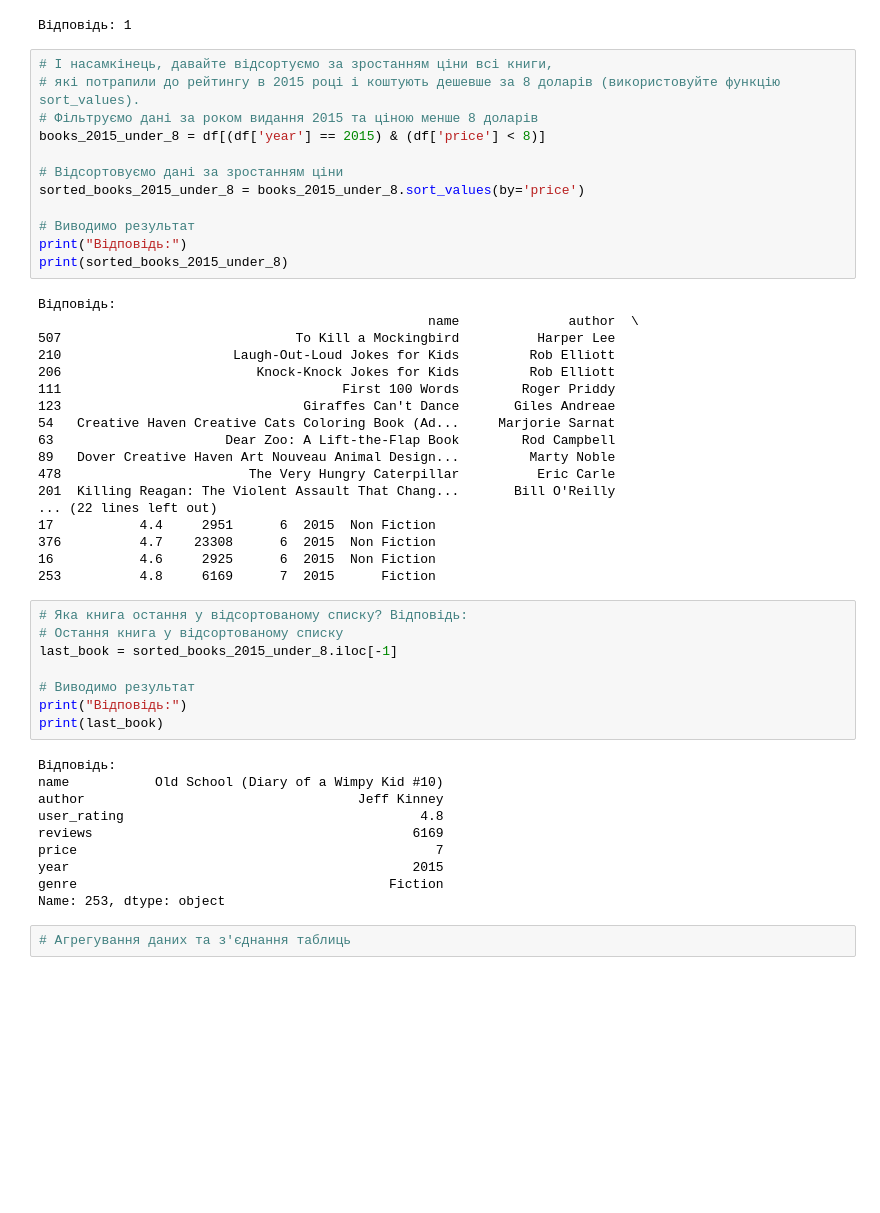
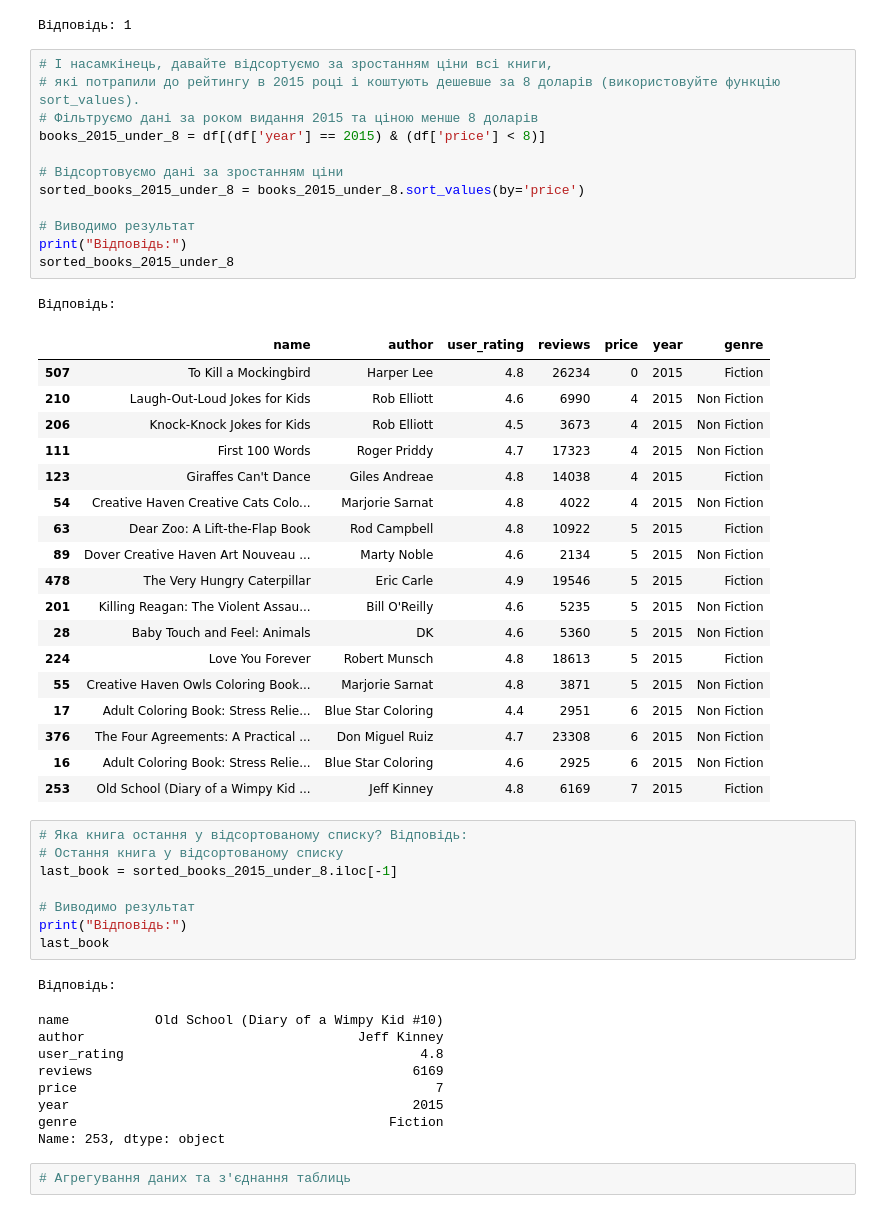
Before and after one commit to Nniikkoollaass/data-science-modul-5-HW, a Jupyter notebook: Hw2_3.ipynb, the cells around one changed output. Drawn from its saved outputs; the diff is of its cells as text; blank space fills up the shorter version.

```diff
--- a/Hw2_3.ipynb
+++ b/Hw2_3.ipynb
@@ -254,33 +239,35 @@ print("Відповідь:", num_books_2010_2011_rating_49)
 # %%
 # І насамкінець, давайте відсортуємо за зростанням ціни всі книги,
 # які потрапили до рейтингу в 2015 році і коштують дешевше за 8 доларів (використовуйте функцію sort_values).
 # Фільтруємо дані за роком видання 2015 та ціною менше 8 доларів
 books_2015_under_8 = df[(df['year'] == 2015) & (df['price'] < 8)]
 
 # Відсортовуємо дані за зростанням ціни
 sorted_books_2015_under_8 = books_2015_under_8.sort_values(by='price')
 
 # Виводимо результат
 print("Відповідь:")
-print(sorted_books_2015_under_8)
+sorted_books_2015_under_8
 # %% [output]
 Відповідь:
-                                                  name              author  \
-507                              To Kill a Mockingbird          Harper Lee
-210                      Laugh-Out-Loud Jokes for Kids         Rob Elliott
-206                         Knock-Knock Jokes for Kids         Rob Elliott
-111                                    First 100 Words        Roger Priddy
-123                               Giraffes Can't Dance       Giles Andreae
-54   Creative Haven Creative Cats Coloring Book (Ad...     Marjorie Sarnat
-63                      Dear Zoo: A Lift-the-Flap Book        Rod Campbell
-89   Dover Creative Haven Art Nouveau Animal Design...         Marty Noble
-478                        The Very Hungry Caterpillar          Eric Carle
-201  Killing Reagan: The Violent Assault That Chang...       Bill O'Reilly
-... (22 lines left out)
-17           4.4     2951      6  2015  Non Fiction
-376          4.7    23308      6  2015  Non Fiction
-16           4.6     2925      6  2015  Non Fiction
-253          4.8     6169      7  2015      Fiction
+|  | name | author | user_rating | reviews | price | year | genre |
+| 507 | To Kill a Mockingbird | Harper Lee | 4.8 | 26234 | 0 | 2015 | Fiction |
+| 210 | Laugh-Out-Loud Jokes for Kids | Rob Elliott | 4.6 | 6990 | 4 | 2015 | Non Fiction |
+| 206 | Knock-Knock Jokes for Kids | Rob Elliott | 4.5 | 3673 | 4 | 2015 | Non Fiction |
+| 111 | First 100 Words | Roger Priddy | 4.7 | 17323 | 4 | 2015 | Non Fiction |
+| 123 | Giraffes Can't Dance | Giles Andreae | 4.8 | 14038 | 4 | 2015 | Fiction |
+| 54 | Creative Haven Creative Cats Colo... | Marjorie Sarnat | 4.8 | 4022 | 4 | 2015 | Non Fiction |
+| 63 | Dear Zoo: A Lift-the-Flap Book | Rod Campbell | 4.8 | 10922 | 5 | 2015 | Fiction |
+| 89 | Dover Creative Haven Art Nouveau ... | Marty Noble | 4.6 | 2134 | 5 | 2015 | Non Fiction |
+| 478 | The Very Hungry Caterpillar | Eric Carle | 4.9 | 19546 | 5 | 2015 | Fiction |
+| 201 | Killing Reagan: The Violent Assau... | Bill O'Reilly | 4.6 | 5235 | 5 | 2015 | Non Fiction |
+| 28 | Baby Touch and Feel: Animals | DK | 4.6 | 5360 | 5 | 2015 | Non Fiction |
+| 224 | Love You Forever | Robert Munsch | 4.8 | 18613 | 5 | 2015 | Fiction |
+| 55 | Creative Haven Owls Coloring Book... | Marjorie Sarnat | 4.8 | 3871 | 5 | 2015 | Non Fiction |
+| 17 | Adult Coloring Book: Stress Relie... | Blue Star Coloring | 4.4 | 2951 | 6 | 2015 | Non Fiction |
+| 376 | The Four Agreements: A Practical ... | Don Miguel Ruiz | 4.7 | 23308 | 6 | 2015 | Non Fiction |
+| 16 | Adult Coloring Book: Stress Relie... | Blue Star Coloring | 4.6 | 2925 | 6 | 2015 | Non Fiction |
+| 253 | Old School (Diary of a Wimpy Kid ... | Jeff Kinney | 4.8 | 6169 | 7 | 2015 | Fiction |
 # %%
 # Яка книга остання у відсортованому списку? Відповідь:
 # Остання книга у відсортованому списку
@@ -288,17 +275,17 @@ last_book = sorted_books_2015_under_8.iloc[-1]
 
 # Виводимо результат
 print("Відповідь:")
-print(last_book)
+last_book
 # %% [output]
 Відповідь:
-name           Old School (Diary of a Wimpy Kid #10)
-author                                   Jeff Kinney
-user_rating                                      4.8
-reviews                                         6169
-price                                              7
-year                                            2015
-genre                                        Fiction
-Name: 253, dtype: object
+name           Old School (Diary of a Wimpy Kid #10)
+author                                   Jeff Kinney
+user_rating                                      4.8
+reviews                                         6169
+price                                              7
+year                                            2015
+genre                                        Fiction
+Name: 253, dtype: object
 # %%
 # Агрегування даних та з'єднання таблиць
 # %%
```
Also changed, not shown: parts of 16 cells of this notebook.
